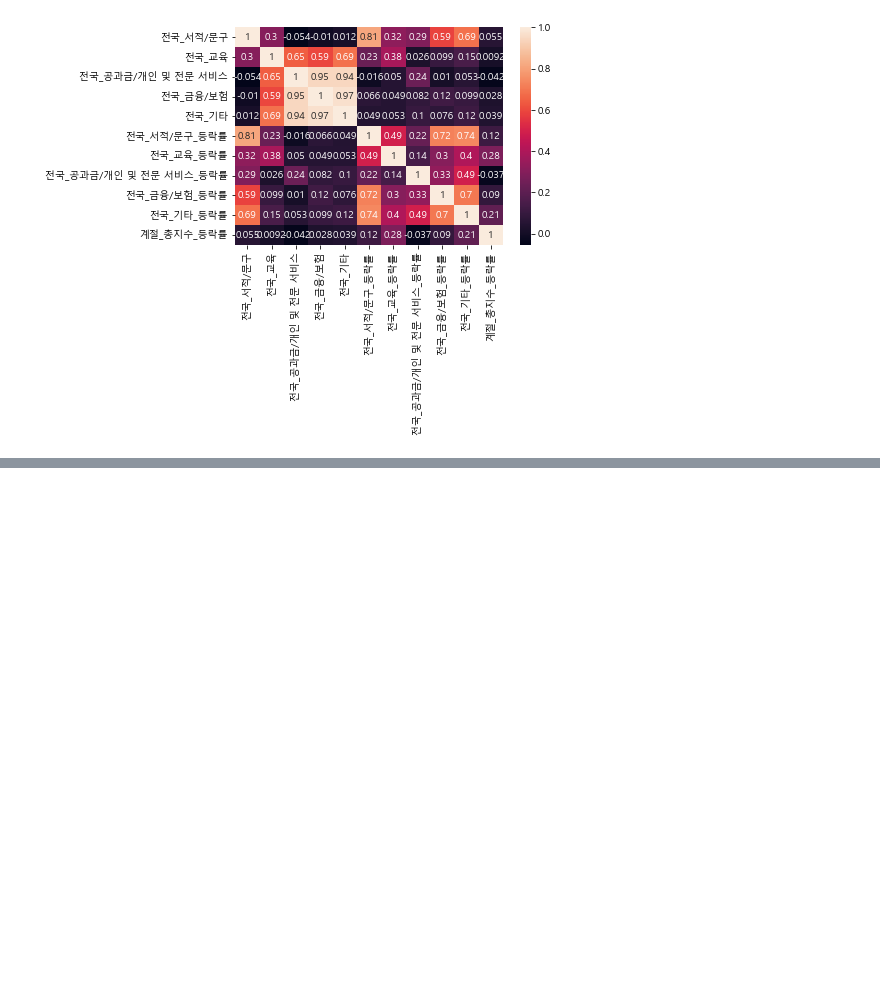
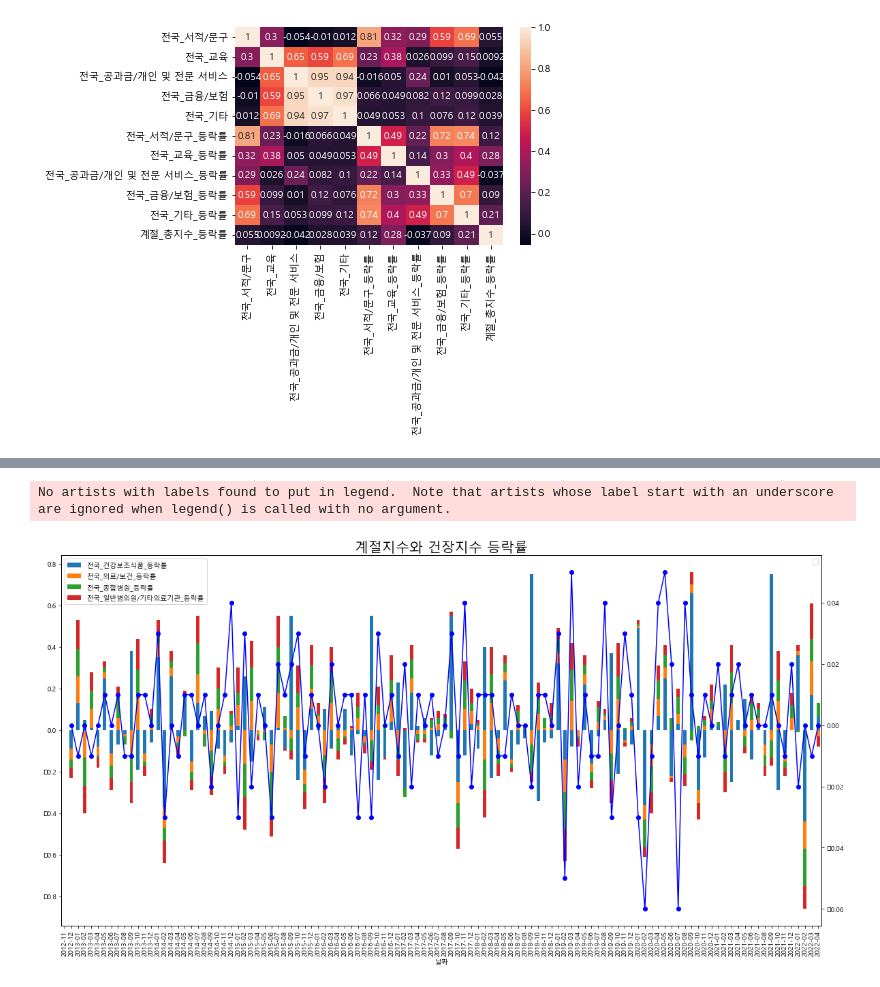
Before and after one commit to KJH3024/test, a Jupyter notebook: 프로젝트1/전국_카드.ipynb, the cells around one changed output, grey strips where cells are left out. Saved outputs shown, nothing was run; the diff lists cells and outputs as text; code cells hidden in the pictures; blank space fills up the shorter version.

```diff
--- a/프로젝트1/전국_카드.ipynb
+++ b/프로젝트1/전국_카드.ipynb
@@ -413,0 +422,26 @@ No artists with labels found to put in legend.  Note that artists whose label st
+# %%
+import pandas as pd
+import matplotlib.pyplot as plt
+import numpy as np
+
+####### 설정하기 ###
+title = "계절지수와 건장지수 등락률"
+left_ax = df_hospital_s1[['전국_건강보조식품_등락률','전국_의료/보건_등락률','전국_종합병원_등락률','전국_일반병의원/기타의료기관_등락률']]
+right_ax = df_hospital_s1['계절_총지수_등락률']
+
+
+
+fig, ax0 = plt.subplots(figsize = (20, 10))
+ax1 = ax0.twinx()
+plt.rc('font', family='Malgun Gothic')              # 한글 깨짐 오류 수정
+
+# 그래프 생성
+left_ax.plot(kind = 'bar', stacked = True, ax = ax0,)
+plt.legend(bbox_to_anchor=(1,1))
+right_ax.plot(kind ='line', secondary_y = True, ax = ax1,color='b',marker = 'o')
+
+plt.title(title, fontsize = 20)
+plt.show()
+# %% [output]
+No artists with labels found to put in legend.  Note that artists whose label start with an underscore are ignored when legend() is called with no argument.
+[figure, added]
```
Also changed, not shown: parts of 5 cells of this notebook.
